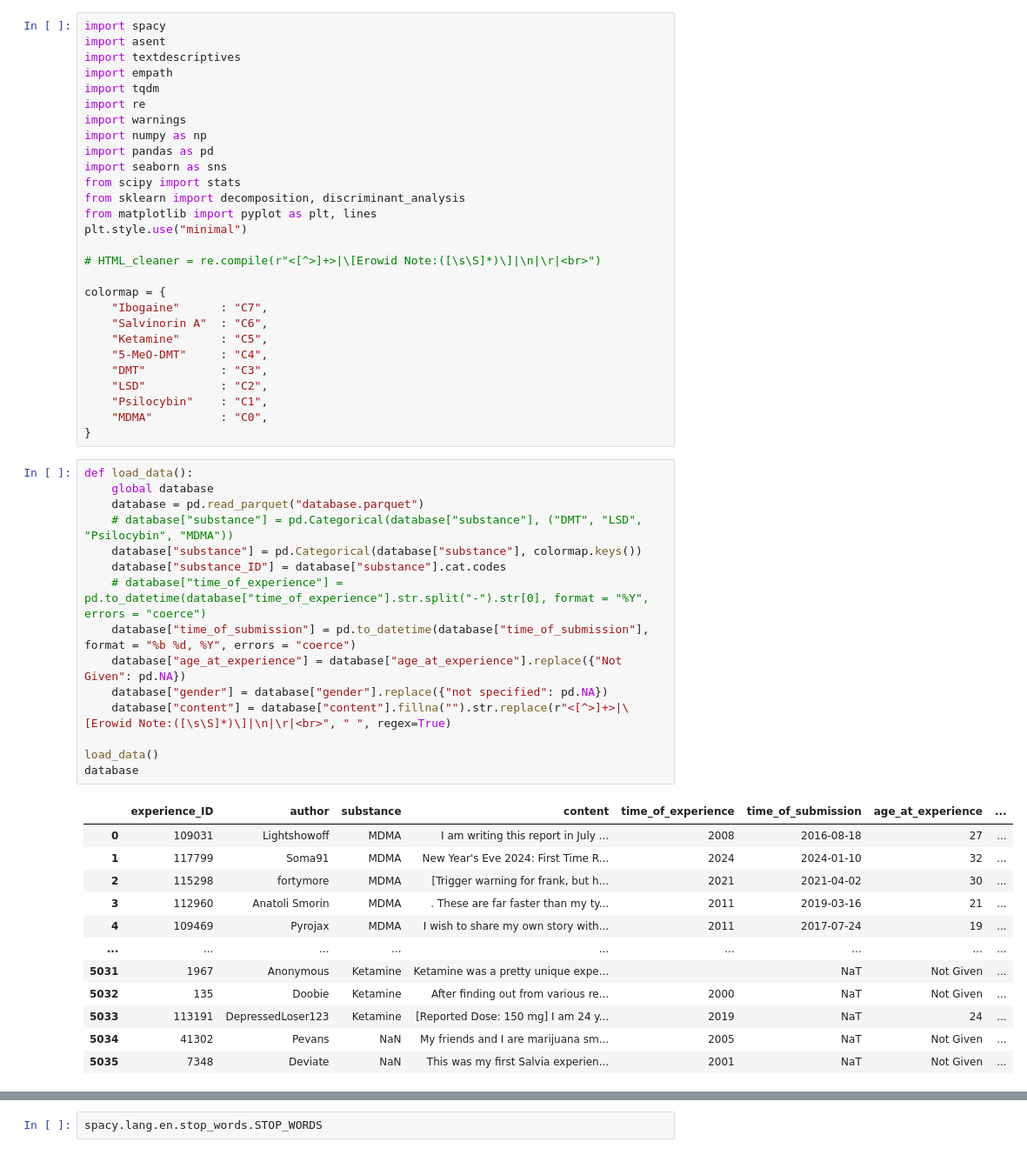
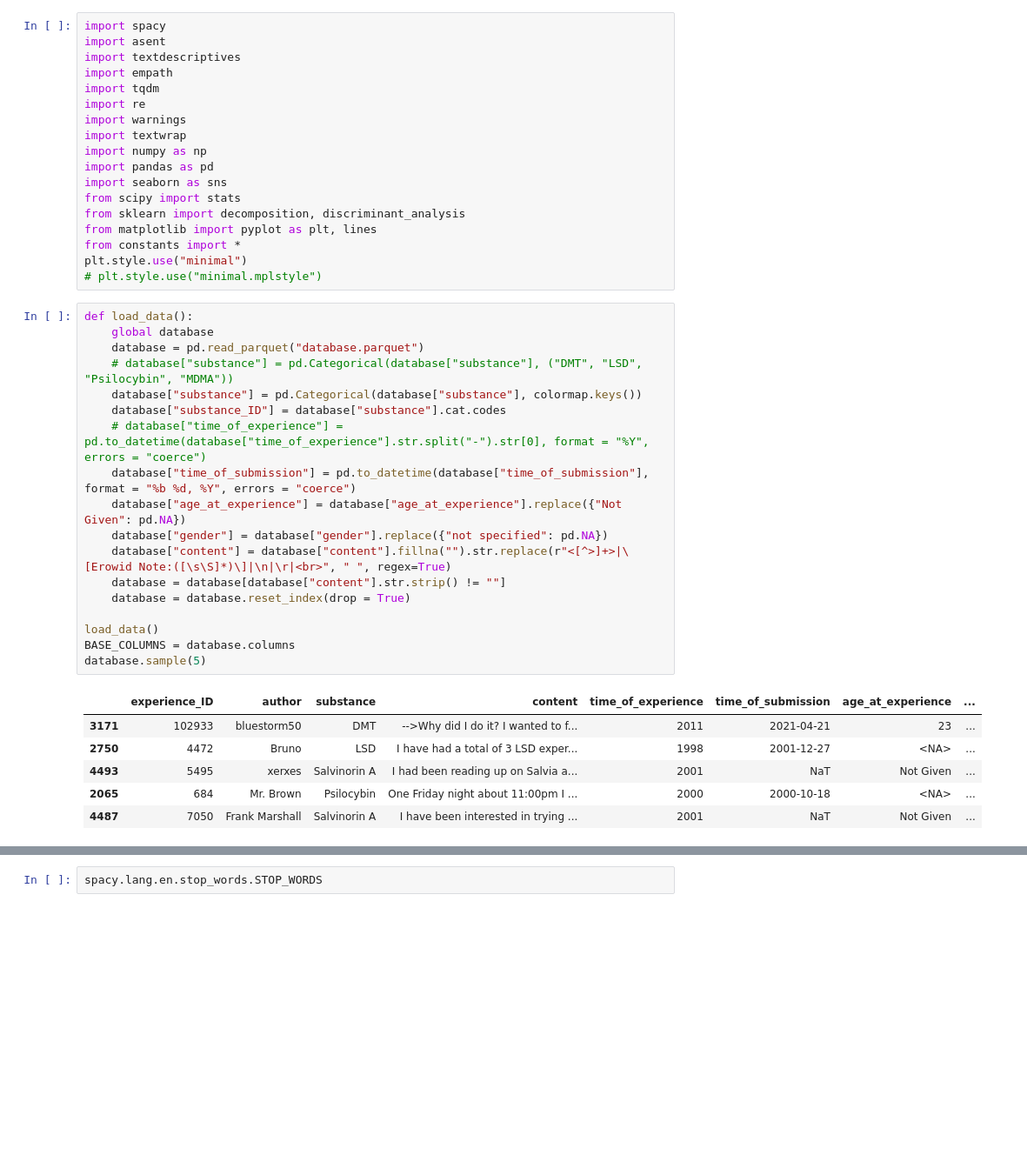
Before and after one commit to dlundgaard/QuantitativePhenomenology, a Jupyter notebook: nlp_analysis.ipynb, the cells around one changed output, grey strips where cells are left out. Shown: that part at 87% size. Drawn from its saved outputs; the diff is of its cells as text; blank space fills up the shorter version.

```diff
--- a/nlp_analysis.ipynb
+++ b/nlp_analysis.ipynb
@@ -6,51 +6,38 @@ import empath
 import tqdm
 import re
 import warnings
+import textwrap
 import numpy as np
 import pandas as pd
 import seaborn as sns
 from scipy import stats
 from sklearn import decomposition, discriminant_analysis
 from matplotlib import pyplot as plt, lines
+from constants import *
 plt.style.use("minimal")
-
-# HTML_cleaner = re.compile(r"<[^>]+>|\[Erowid Note:([\s\S]*)\]|\n|\r|<br>")
-
-colormap = {
-    "Ibogaine"      : "C7",
-    "Salvinorin A"  : "C6",
-    "Ketamine"      : "C5",
-    "5-MeO-DMT"     : "C4",
-    "DMT"           : "C3",
-    "LSD"           : "C2",
-    "Psilocybin"    : "C1",
-    "MDMA"          : "C0",
-}
+# plt.style.use("minimal.mplstyle")
 # %%
 def load_data():
     global database
     database = pd.read_parquet("database.parquet")
     # database["substance"] = pd.Categorical(database["substance"], ("DMT", "LSD", "Psilocybin", "MDMA"))
     database["substance"] = pd.Categorical(database["substance"], colormap.keys())
     database["substance_ID"] = database["substance"].cat.codes
     # database["time_of_experience"] = pd.to_datetime(database["time_of_experience"].str.split("-").str[0], format = "%Y", errors = "coerce")
     database["time_of_submission"] = pd.to_datetime(database["time_of_submission"], format = "%b %d, %Y", errors = "coerce")
     database["age_at_experience"] = database["age_at_experience"].replace({"Not Given": pd.NA})
     database["gender"] = database["gender"].replace({"not specified": pd.NA})
     database["content"] = database["content"].fillna("").str.replace(r"<[^>]+>|\[Erowid Note:([\s\S]*)\]|\n|\r|<br>", " ", regex=True)
+    database = database[database["content"].str.strip() != ""]
+    database = database.reset_index(drop = True)
 
 load_data()
-database
+BASE_COLUMNS = database.columns
+database.sample(5)
 # %% [output]
 |  | experience_ID | author | substance | content | time_of_experience | time_of_submission | age_at_experience | ... |
-| 0 | 109031 | Lightshowoff | MDMA | I am writing this report in July ... | 2008 | 2016-08-18 | 27 | ... |
-| 1 | 117799 | Soma91 | MDMA | New Year's Eve 2024: First Time R... | 2024 | 2024-01-10 | 32 | ... |
-| 2 | 115298 | fortymore | MDMA | [Trigger warning for frank, but h... | 2021 | 2021-04-02 | 30 | ... |
-| 3 | 112960 | Anatoli Smorin | MDMA | . These are far faster than my ty... | 2011 | 2019-03-16 | 21 | ... |
-| 4 | 109469 | Pyrojax | MDMA | I wish to share my own story with... | 2011 | 2017-07-24 | 19 | ... |
-| ... | ... | ... | ... | ... | ... | ... | ... | ... |
-| 5031 | 1967 | Anonymous | Ketamine | Ketamine was a pretty unique expe... |  | NaT | Not Given | ... |
-| 5032 | 135 | Doobie | Ketamine | After finding out from various re... | 2000 | NaT | Not Given | ... |
-| 5033 | 113191 | DepressedLoser123 | Ketamine | [Reported Dose: 150 mg] I am 24 y... | 2019 | NaT | 24 | ... |
-| 5034 | 41302 | Pevans | NaN | My friends and I are marijuana sm... | 2005 | NaT | Not Given | ... |
-| 5035 | 7348 | Deviate | NaN | This was my first Salvia experien... | 2001 | NaT | Not Given | ... |
+| 3171 | 102933 | bluestorm50 | DMT | -->Why did I do it? I wanted to f... | 2011 | 2021-04-21 | 23 | ... |
+| 2750 | 4472 | Bruno | LSD | I have had a total of 3 LSD exper... | 1998 | 2001-12-27 | <NA> | ... |
+| 4493 | 5495 | xerxes | Salvinorin A | I had been reading up on Salvia a... | 2001 | NaT | Not Given | ... |
+| 2065 | 684 | Mr. Brown | Psilocybin | One Friday night about 11:00pm I ... | 2000 | 2000-10-18 | <NA> | ... |
+| 4487 | 7050 | Frank Marshall | Salvinorin A | I have been interested in trying ... | 2001 | NaT | Not Given | ... |
```
Also changed, not shown: parts of 15 cells of this notebook, 7 other files.
